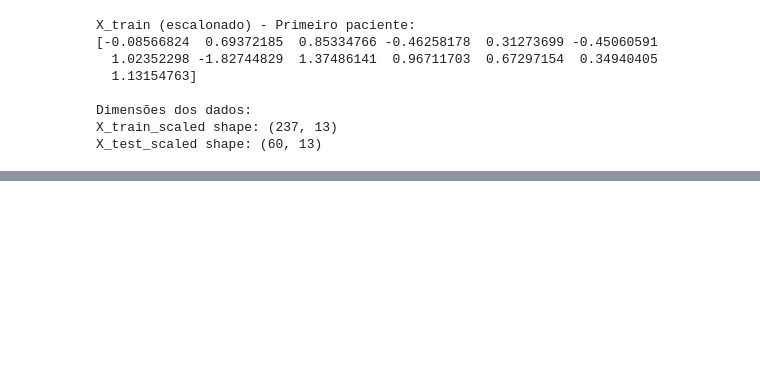
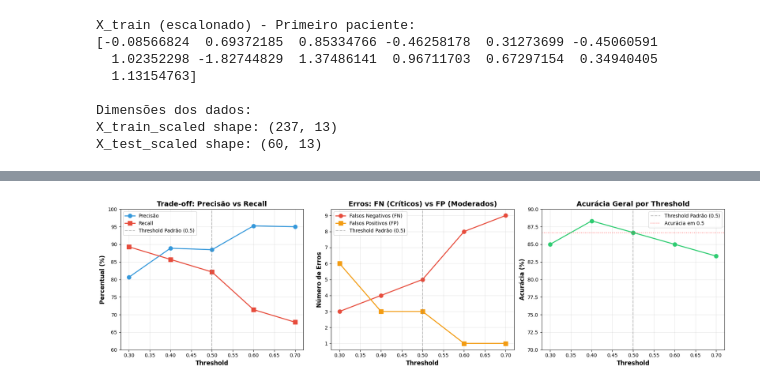
Before and after one commit to AlexandreJr16/Heart-Diseases, a Jupyter notebook: heart-diseases.ipynb, the cells around one changed output, grey strips where cells are left out. Drawn from its saved outputs; the diff is of its cells as text; code cells hidden in the pictures; blank space fills up the shorter version.

```diff
--- a/heart-diseases.ipynb
+++ b/heart-diseases.ipynb
@@ -518,0 +550,42 @@ Matriz de Confusão:
+# %%
+fig, axes = plt.subplots(1, 3, figsize=(18, 5))
+
+axes[0].plot(df_results['Threshold'], df_results['Precisão (%)'],
+             marker='o', linewidth=2, markersize=8, label='Precisão', color='#3498db')
+axes[0].plot(df_results['Threshold'], df_results['Recall (%)'],
+             marker='s', linewidth=2, markersize=8, label='Recall', color='#e74c3c')
+axes[0].axvline(x=0.5, color='gray', linestyle='--', alpha=0.5, label='Threshold Padrão (0.5)')
+axes[0].set_xlabel('Threshold', fontsize=12, fontweight='bold')
+axes[0].set_ylabel('Percentual (%)', fontsize=12, fontweight='bold')
+axes[0].set_title('Trade-off: Precisão vs Recall', fontsize=14, fontweight='bold')
+axes[0].legend(loc='best', fontsize=10)
+axes[0].grid(True, alpha=0.3)
+axes[0].set_ylim(60, 100)
+
+axes[1].plot(df_results['Threshold'], df_results['Falsos Negativos (FN)'],
+             marker='o', linewidth=2, markersize=8, label='Falsos Negativos (FN)', color='#e74c3c')
+axes[1].plot(df_results['Threshold'], df_results['Falsos Positivos (FP)'],
+             marker='s', linewidth=2, markersize=8, label='Falsos Positivos (FP)', color='#f39c12')
+axes[1].axvline(x=0.5, color='gray', linestyle='--', alpha=0.5, label='Threshold Padrão (0.5)')
+axes[1].set_xlabel('Threshold', fontsize=12, fontweight='bold')
+axes[1].set_ylabel('Número de Erros', fontsize=12, fontweight='bold')
+axes[1].set_title('Erros: FN (Críticos) vs FP (Moderados)', fontsize=14, fontweight='bold')
+axes[1].legend(loc='best', fontsize=10)
+axes[1].grid(True, alpha=0.3)
+
+axes[2].plot(df_results['Threshold'], df_results['Acurácia (%)'],
+             marker='o', linewidth=2, markersize=8, color='#2ecc71')
+axes[2].axvline(x=0.5, color='gray', linestyle='--', alpha=0.5, label='Threshold Padrão (0.5)')
+axes[2].axhline(y=df_results.loc[df_results['Threshold']==0.5, 'Acurácia (%)'].values[0],
+                color='red', linestyle=':', alpha=0.5, label='Acurácia em 0.5')
+axes[2].set_xlabel('Threshold', fontsize=12, fontweight='bold')
+axes[2].set_ylabel('Acurácia (%)', fontsize=12, fontweight='bold')
+axes[2].set_title('Acurácia Geral por Threshold', fontsize=14, fontweight='bold')
+axes[2].legend(loc='best', fontsize=10)
+axes[2].grid(True, alpha=0.3)
+axes[2].set_ylim(70, 90)
+
+plt.tight_layout()
+plt.show()
+# %% [output]
+[figure, added]
```
Also changed, not shown: parts of 26 cells of this notebook, 1 other file.
